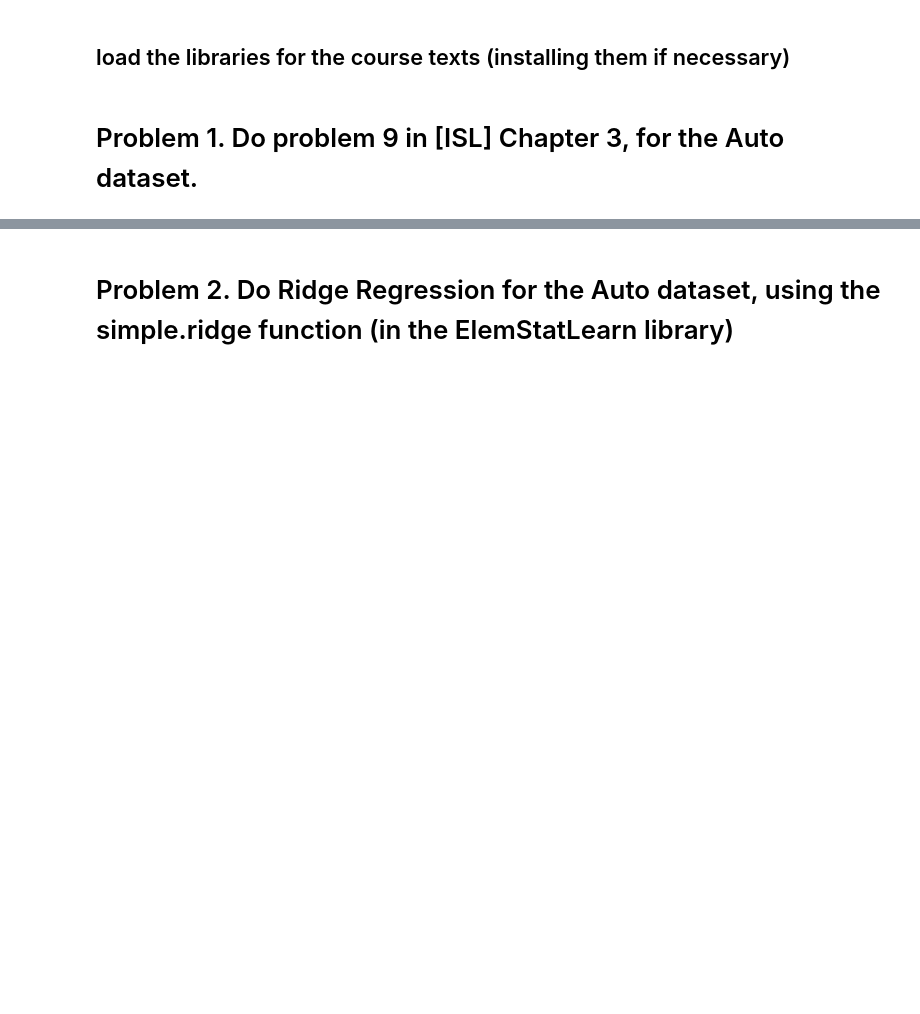
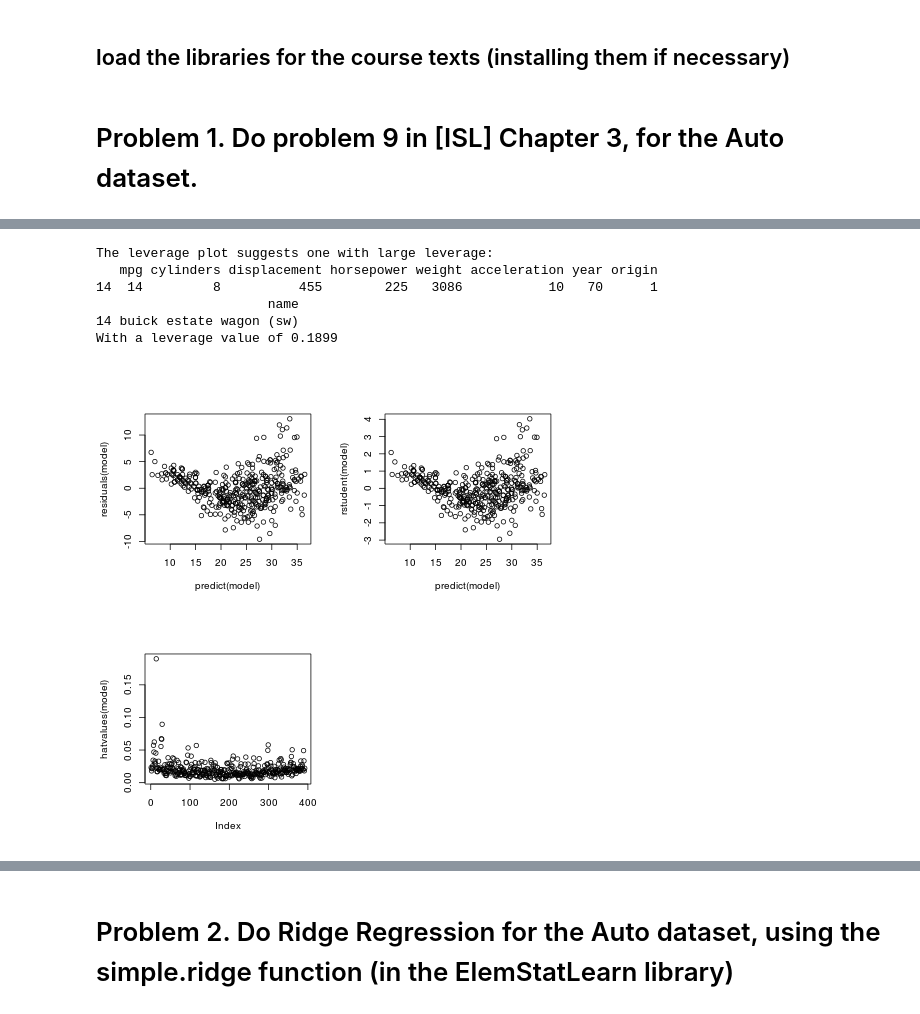
Before and after one commit to realmichaelzyy/cs249-2, a Jupyter notebook: hw4/MiniHW4.ipynb, the cells around one changed output, grey strips where cells are left out. Saved outputs shown, nothing was run; the diff lists cells and outputs as text; code cells hidden in the pictures; blank space fills up the shorter version.

```diff
--- a/hw4/MiniHW4.ipynb
+++ b/hw4/MiniHW4.ipynb
@@ -49,0 +146,21 @@ data(Auto)
+# %%
+%%R
+
+# d
+par(mfrow=c(2,2))
+#plot(model)
+plot(predict(model), residuals(model))
+plot(predict(model), rstudent(model))
+plot(hatvalues(model))
+
+cat(sprintf("The leverage plot suggests one with large leverage:\n"))
+print(Auto[which.max(hatvalues(model)),])
+cat(sprintf("With a leverage value of %0.4f", hatvalues(model)[which.max(hatvalues(model))]))
+# %% [output]
+The leverage plot suggests one with large leverage:
+   mpg cylinders displacement horsepower weight acceleration year origin
+14  14         8          455        225   3086           10   70      1
+                      name
+14 buick estate wagon (sw)
+With a leverage value of 0.1899
+[figure, added]
```
Also changed, not shown: parts of 20 cells of this notebook.
